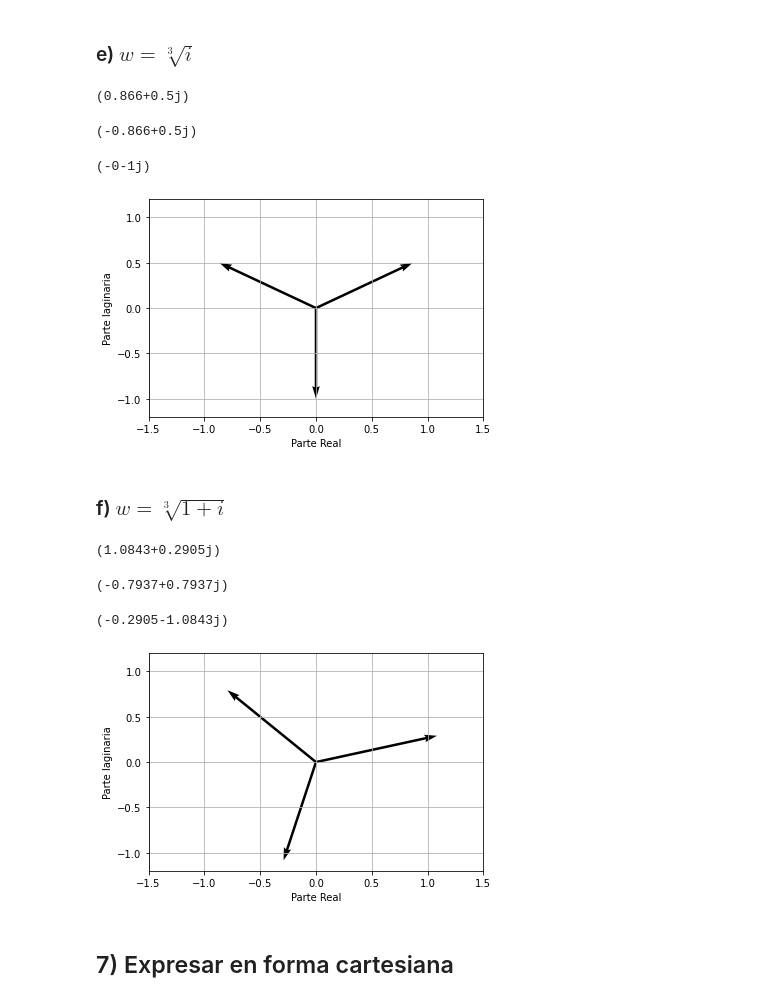
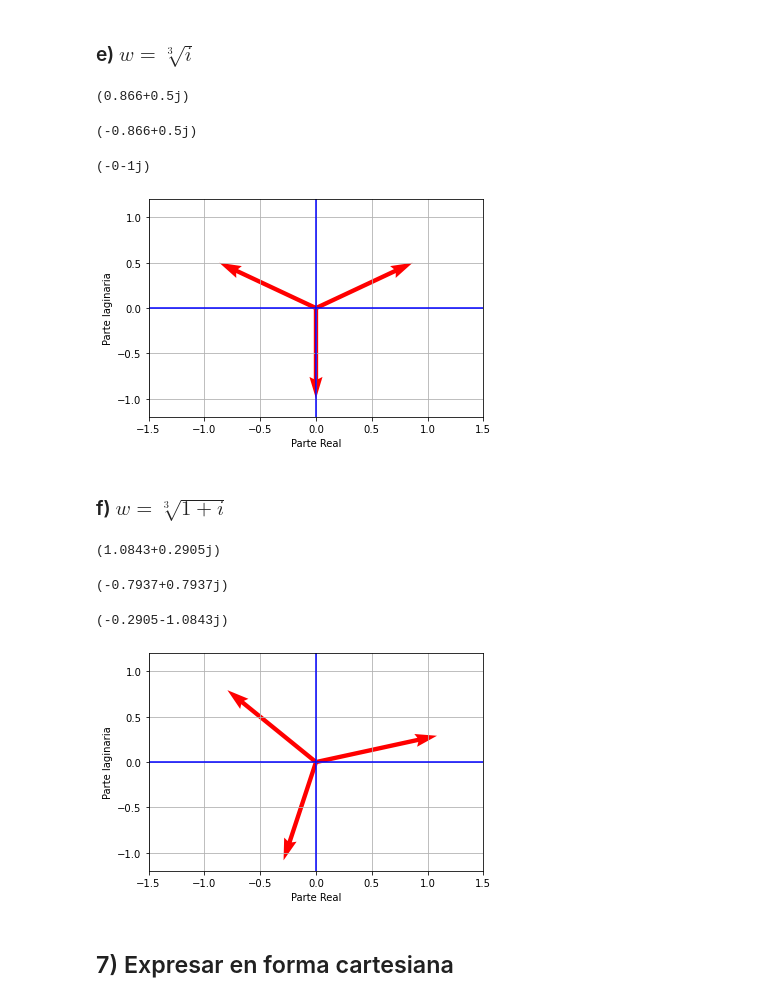
Before and after one commit to javovelez/senialesysistemas, a Jupyter notebook: ejercicios-resueltos/practico1.ipynb, the cells around one changed output. Saved outputs shown, nothing was run; the diff lists cells and outputs as text; code cells hidden in the pictures.

```diff
--- a/ejercicios-resueltos/practico1.ipynb
+++ b/ejercicios-resueltos/practico1.ipynb
@@ -287,12 +289,14 @@ fig, ax = plt.subplots()
 plt.grid()
 plt.xlabel("Parte Real")
 plt.ylabel("Parte Iaginaria")
+plt.axhline(y=0, color='b')
+plt.axvline(x=0, color='b')
 ax.axis([-1.5,1.5,-1.2,1.2])
 for k in range(0,n):
     w=cm.rect(modulo, (fase+2*k*cm.pi)/n)
     w = round(w.real,4) + round(w.imag,4)*1j
     display(w)
-    ax.quiver(0,0,w.real,w.imag, angles='xy', scale_units='xy', scale=1 )
+    ax.quiver(0,0,w.real,w.imag, angles='xy', scale_units='xy', scale=1 ,color='r', width=0.01)
 # %% [output]
 (1+0j)
 (-0.5+0.866j)
@@ -310,11 +314,13 @@ plt.grid()
 plt.xlabel("Parte Real")
 plt.ylabel("Parte Iaginaria")
 ax.axis([-1.5,1.5,-1.2,1.2])
+plt.axhline(y=0, color='b')
+plt.axvline(x=0, color='b')
 for k in range(0,n):
     w=cm.rect(modulo, (fase+2*k*cm.pi)/n)
     w = round(w.real,4) + round(w.imag,4)*1j
     display(w)
-    ax.quiver(0,0,w.real,w.imag, angles='xy', scale_units='xy', scale=1 )
+    ax.quiver(0,0,w.real,w.imag, angles='xy', scale_units='xy', scale=1 ,color='r', width=0.013)
 # %% [output]
 (1+0j)
 1j
@@ -332,12 +338,14 @@ fig, ax = plt.subplots()
 plt.grid()
 plt.xlabel("Parte Real")
 plt.ylabel("Parte Iaginaria")
+plt.axhline(y=0, color='b')
+plt.axvline(x=0, color='b')
 ax.axis([-6,6,-5,5])
 for k in range(0,n):
     w=cm.rect(modulo, (fase+2*k*cm.pi)/n)
     w = round(w.real,4) + round(w.imag,4)*1j
     display(w)
-    ax.quiver(0,0,w.real,w.imag, angles='xy', scale_units='xy', scale=1 )
+    ax.quiver(0,0,w.real,w.imag, angles='xy', scale_units='xy', scale=1 ,color='r', width=0.013)
 # %% [output]
 4j
 (-0-4j)
@@ -353,39 +361,43 @@ fig, ax = plt.subplots()
 plt.grid()
 plt.xlabel("Parte Real")
 plt.ylabel("Parte Iaginaria")
+plt.axhline(y=0, color='b')
+plt.axvline(x=0, color='b')
 ax.axis([-1.5,1.5,-1.2,1.2])
 for k in range(0,n):
     w=cm.rect(modulo, (fase+2*k*cm.pi)/n)
     w = round(w.real,4) + round(w.imag,4)*1j
     display(w)
-    ax.quiver(0,0,w.real,w.imag, angles='xy', scale_units='xy', scale=1 )
+    ax.quiver(0,0,w.real,w.imag, angles='xy', scale_units='xy', scale=1 ,color='r', width=0.013)
 # %% [output]
 (0.866+0.5j)
 (-0.866+0.5j)
 (-0-1j)
-[figure, old version]
+[figure, new version]
 # %% [markdown]
 ### f) $w=\sqrt[3]{1+i}$
 # %%
 z=1+1j
 n=3
 modulo=round(abs(z)**(1/n),4)
 fase=cm.phase(z)
 fig, ax = plt.subplots()
 plt.grid()
 plt.xlabel("Parte Real")
 plt.ylabel("Parte Iaginaria")
+plt.axhline(y=0, color='b')
+plt.axvline(x=0, color='b')
 ax.axis([-1.5,1.5,-1.2,1.2])
 for k in range(0,n):
     w=cm.rect(modulo, (fase+2*k*cm.pi)/n)
     w = round(w.real,4) + round(w.imag,4)*1j
     display(w)
-    ax.quiver(0,0,w.real,w.imag, angles='xy', scale_units='xy', scale=1 )
+    ax.quiver(0,0,w.real,w.imag, angles='xy', scale_units='xy', scale=1 ,color='r', width=0.013)
 # %% [output]
 (1.0843+0.2905j)
 (-0.7937+0.7937j)
 (-0.2905-1.0843j)
-[figure, old version]
+[figure, new version]
 # %% [markdown]
 ## 7) Expresar en forma cartesiana
 # %% [markdown]
```
Also changed, not shown: parts of 4 cells of this notebook.
